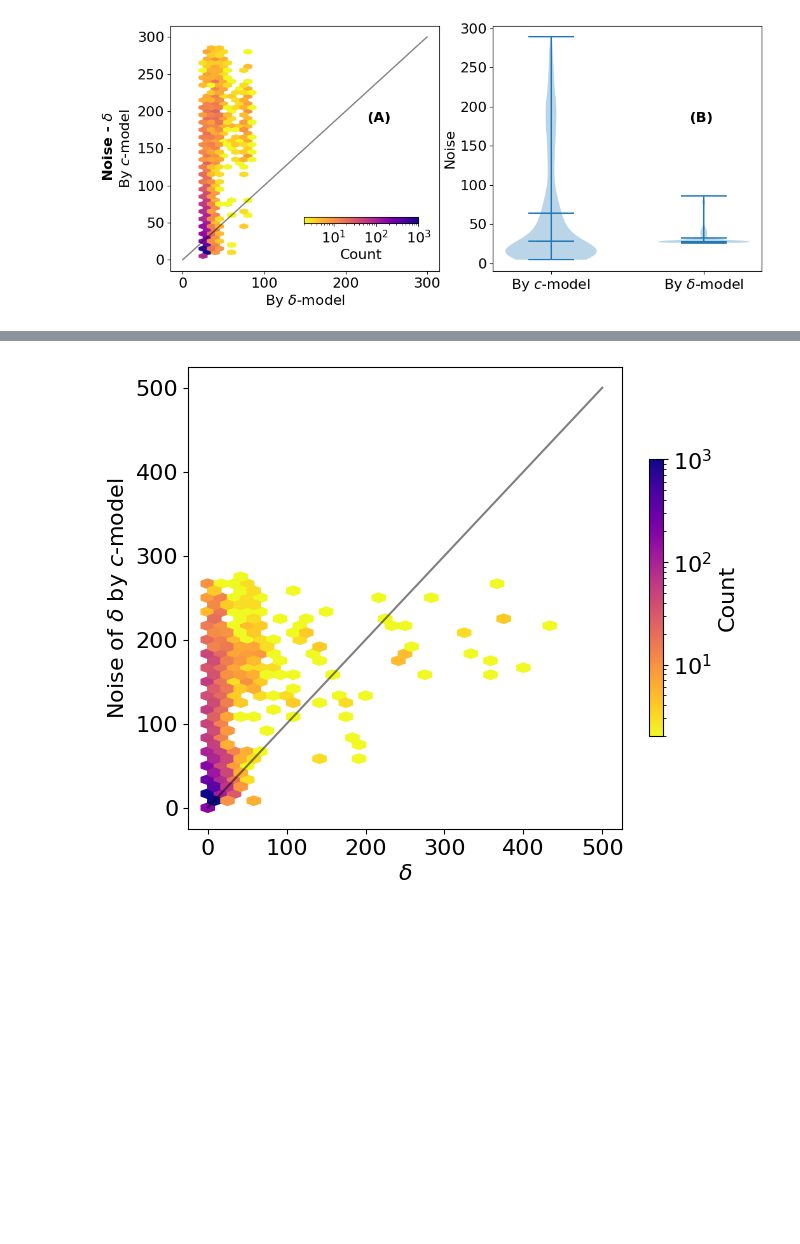
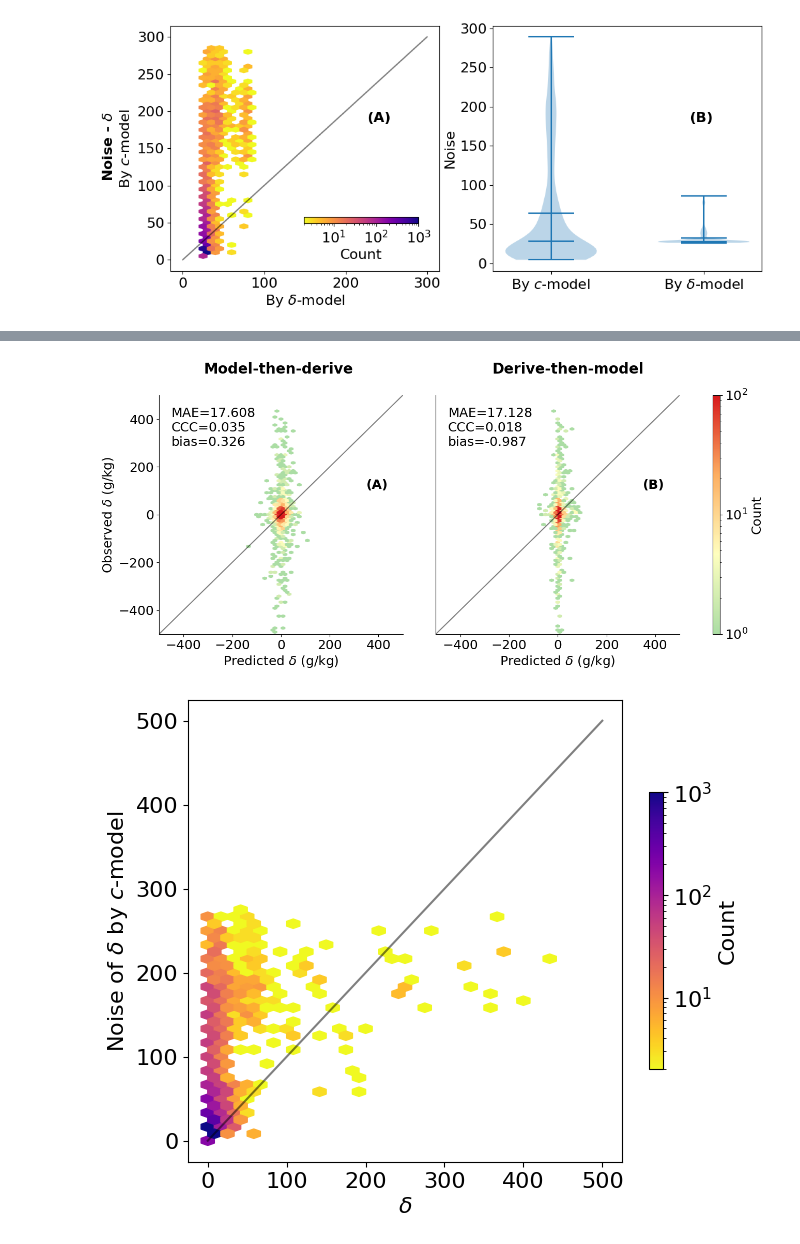
Before and after one commit to Meng2077/trend-with-uncertainty, a Jupyter notebook: 08b_evaluate_pair.pair.ipynb, the cells around one changed output, grey strips where cells are left out. Saved outputs shown, nothing was run; the diff lists cells and outputs as text; code cells hidden in the pictures; blank space fills up the shorter version.

```diff
--- a/08b_evaluate_pair.pair.ipynb
+++ b/08b_evaluate_pair.pair.ipynb
@@ -295,3 +265,92 @@ plt.show()
+# %%
+test = pd.read_parquet(f'./metric/pair_predicted_{version}.pq')
+# %%
+from matplotlib.colors import LinearSegmentedColormap
+import matplotlib.gridspec as gridspec
+from model_fit import calc_metrics
+import math
+import matplotlib.pyplot as plt
+from model_fit import calc_metrics
+
+cet_l19_cmap = LinearSegmentedColormap.from_list(
+    "CET-L19", ["#abdda4", "#ffffbf", "#fdae61", "#d7191c"]
+)
+vmax = 100
+plt.rcParams.update({'font.size': 18})
+fig = plt.figure(figsize=(14, 6))
+gs = gridspec.GridSpec(1, 3, width_ratios=[1, 1, 0.03], wspace=0.2)
+
+# Subplot 1
+show_range = [-500, 500]
+ax1 = fig.add_subplot(gs[0])
+y_t = test['soc_change']
+y_p = test['pred_change_pnt'] # from point model
+rmse, mae, medae, mape, ccc, r2, bias = calc_metrics(y_p, y_t, 'normal')
+hb1 = ax1.hexbin(y_p, y_t, gridsize=(60, 60), cmap=cet_l19_cmap,
+                 extent=[show_range[0], show_range[1], show_range[0], show_range[1]],
+                 mincnt=1, vmax=vmax, bins='log')
+ax1.set_xlabel('Predicted $\delta$ (g/kg)')
+ax1.set_ylabel('Observed $\delta$ (g/kg)')
+ax1.text(0.05, 0.95,
+         f'MAE={mae:.3f}\nCCC={ccc:.3f}\nbias={bias:.3f}',
+         transform=ax1.transAxes,
+         verticalalignment='top',
+         fontsize=18)
+ax1.text(0.85, 0.65,
+         f'(A)',
+         transform=ax1.transAxes,
+         verticalalignment='top',
+         fontsize=18,
+         fontweight='bold')
+ax1.plot(show_range, show_range, "-k", alpha=0.5)
+ax1.set_xlim(show_range)
+ax1.set_ylim(show_range)
+ax1.spines['top'].set_visible(False)
+ax1.spines['right'].set_visible(False)
+# ax1.set_title('Model-then-derive', fontsize=20)  # <-- Add this line
+
+# Subplot 2
+# show_range = [-30, 30]
+ax2 = fig.add_subplot(gs[1])
+y_t = test['soc_change'] # test.loc[test['soc_change'].abs() < 30, 'soc_change']
+y_p = test['pred'] # test.loc[test['soc_change'].abs() < 30, 'pred']
+rmse, mae, medae, mape, ccc, r2, bias = calc_metrics(y_p, y_t, 'normal')
+hb2 = ax2.hexbin(y_p, y_t, gridsize=(60, 60), cmap=cet_l19_cmap,
+                 extent=[show_range[0], show_range[1], show_range[0], show_range[1]],
+                 mincnt=1, vmax=vmax, bins='log')
+ax2.set_xlabel('Predicted $\delta$ (g/kg)')
+ax2.set_ylabel(' ')
+ax2.text(0.05, 0.95,
+         f'MAE={mae:.3f}\nCCC={ccc:.3f}\nbias={bias:.3f}',
+         transform=ax2.transAxes,
+         verticalalignment='top',
+         fontsize=18)
+ax2.text(0.85, 0.65,
+         f'(B)',
+         transform=ax2.transAxes,
+         verticalalignment='top',
+         fontsize=18,
+         fontweight='bold')
+# ax2.set_title('Derive-then-model', fontsize=20)  # <-- Add this line
+
+
+ax2.set_xlim(show_range)
+ax2.set_ylim(show_range)
+ax2.set_yticks([])
+ax2.plot(show_range, show_range, "-k", alpha=0.5)
+ax2.spines['top'].set_visible(False)
+ax2.spines['right'].set_visible(False)
+
+# Colorbar
+cbar_ax = fig.add_subplot(gs[2])
+cb = fig.colorbar(hb2, cax=cbar_ax)
+cb.set_label('Count')
+fig.text(0.29, 0.95, 'Model-then-derive', fontsize=20, weight='bold', ha='center')
+fig.text(0.69, 0.95, 'Derive-then-model', fontsize=20, weight='bold', ha='center')
+plt.savefig(f'./figure/plot_mdl.pair_evaluation.{prop}_pred.svg', bbox_inches='tight')
+plt.show()
+# %% [output]
+[figure, added]
 # %%
 # import matplotlib.pyplot as plt
 
```
Also changed, not shown: parts of 8 cells of this notebook, 5 other files.
